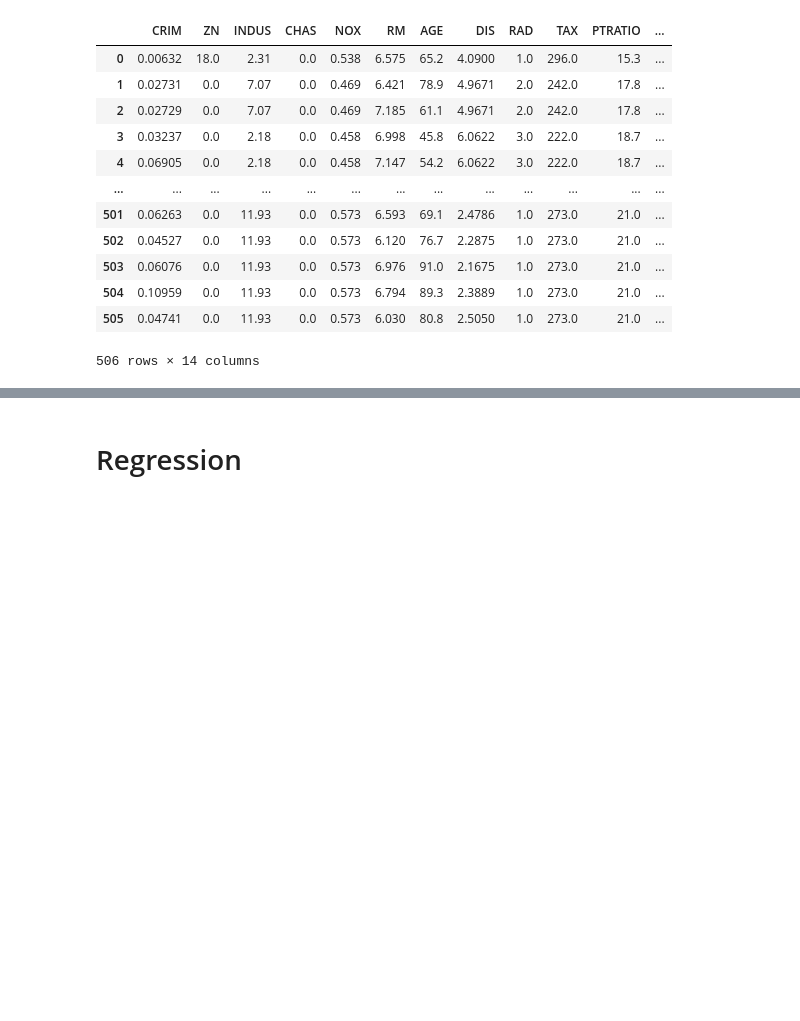
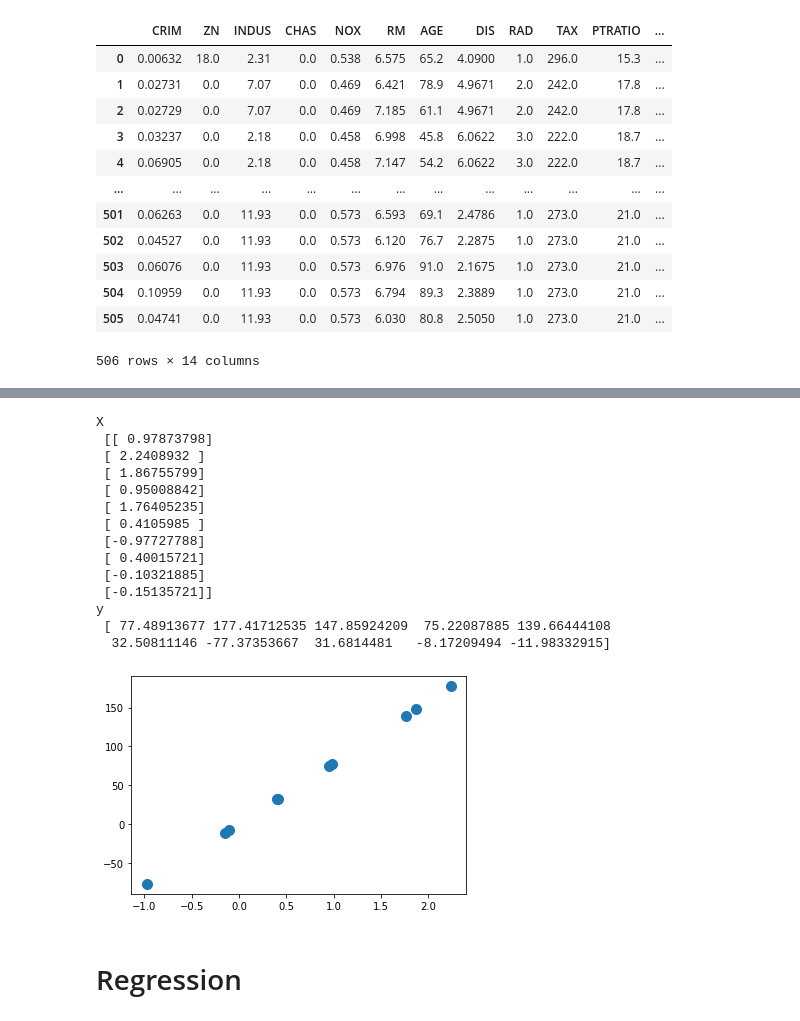
Before and after one commit to schaelin/2022_summer_study, a Jupyter notebook: ch15_machine_learning.ipynb, the cells around one changed output, grey strips where cells are left out. Cells and saved outputs as stored; diff of their text form; code cells hidden in the pictures; blank space fills up the shorter version.

```diff
--- a/ch15_machine_learning.ipynb
+++ b/ch15_machine_learning.ipynb
@@ -75,3 +90,28 @@ datasets.make_regression
+# %%
+from sklearn.datasets import make_regression
+
+X, y, = make_regression(n_samples=10, n_features=1, bias=0, noise=0, random_state=0)
+
+print("X\n", X)
+print("y\n", y)
+plt.scatter(X, y, s=100)
+plt.show()
+# %% [output]
+X
+ [[ 0.97873798]
+ [ 2.2408932 ]
+ [ 1.86755799]
+ [ 0.95008842]
+ [ 1.76405235]
+ [ 0.4105985 ]
+ [-0.97727788]
+ [ 0.40015721]
+ [-0.10321885]
+ [-0.15135721]]
+y
+ [ 77.48913677 177.41712535 147.85924209  75.22087885 139.66444108
+  32.50811146 -77.37353667  31.6814481   -8.17209494 -11.98332915]
+[figure, added]
 # %% [markdown]
 # Regression
 # %%
```
Also changed, not shown: parts of 47 cells of this notebook.
